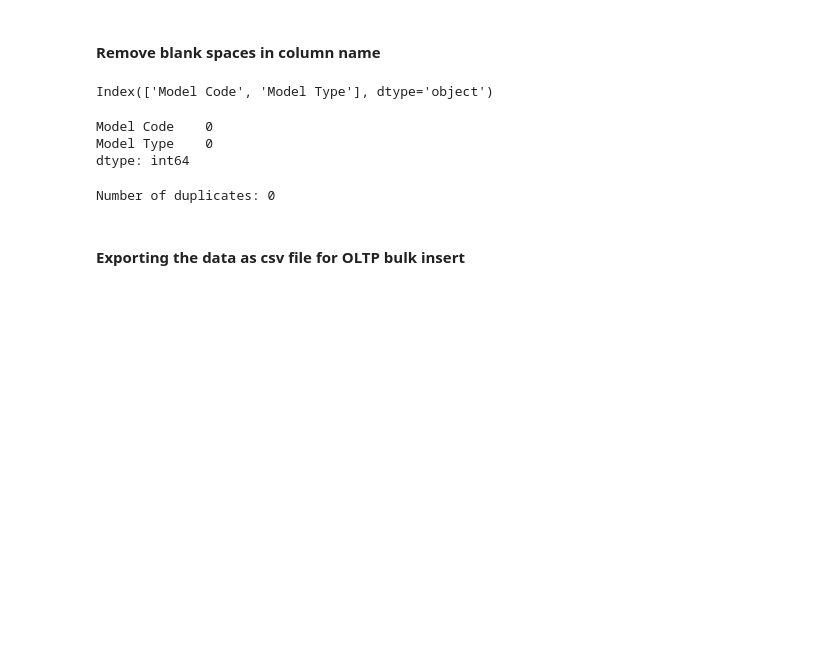
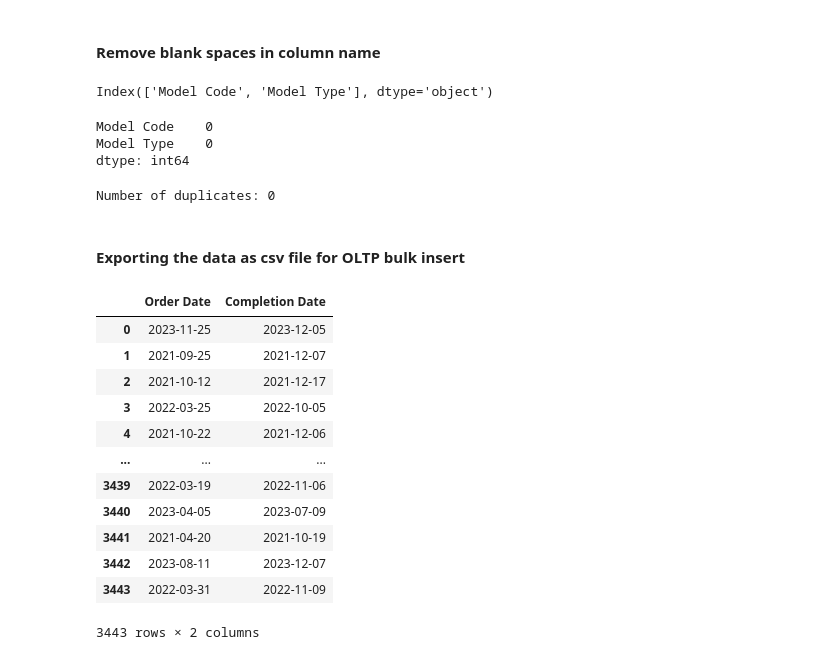
Before and after one commit to j00ny1/DENG_CA2, a Jupyter notebook: data_wrangling.ipynb, the cells around one changed output. Drawn from its saved outputs; the diff is of its cells as text; code cells hidden in the pictures; blank space fills up the shorter version.

```diff
--- a/data_wrangling.ipynb
+++ b/data_wrangling.ipynb
@@ -321,3 +336,19 @@ dataset.to_csv('updated_dataset.csv', index=False)
 model.to_csv('updated_model.csv', index=False)
 
 modelType.to_csv('updated_modelType.csv', index=False)
+# %%
+order[['Order Date', 'Completion Date']]
+# %% [output]
+|  | Order Date | Completion Date |
+| 0 | 2023-11-25 | 2023-12-05 |
+| 1 | 2021-09-25 | 2021-12-07 |
+| 2 | 2021-10-12 | 2021-12-17 |
+| 3 | 2022-03-25 | 2022-10-05 |
+| 4 | 2021-10-22 | 2021-12-06 |
+| ... | ... | ... |
+| 3439 | 2022-03-19 | 2022-11-06 |
+| 3440 | 2023-04-05 | 2023-07-09 |
+| 3441 | 2021-04-20 | 2021-10-19 |
+| 3442 | 2023-08-11 | 2023-12-07 |
+| 3443 | 2022-03-31 | 2022-11-09 |
+3443 rows × 2 columns
```
Also changed, not shown: parts of 5 cells of this notebook, 2 other files.
